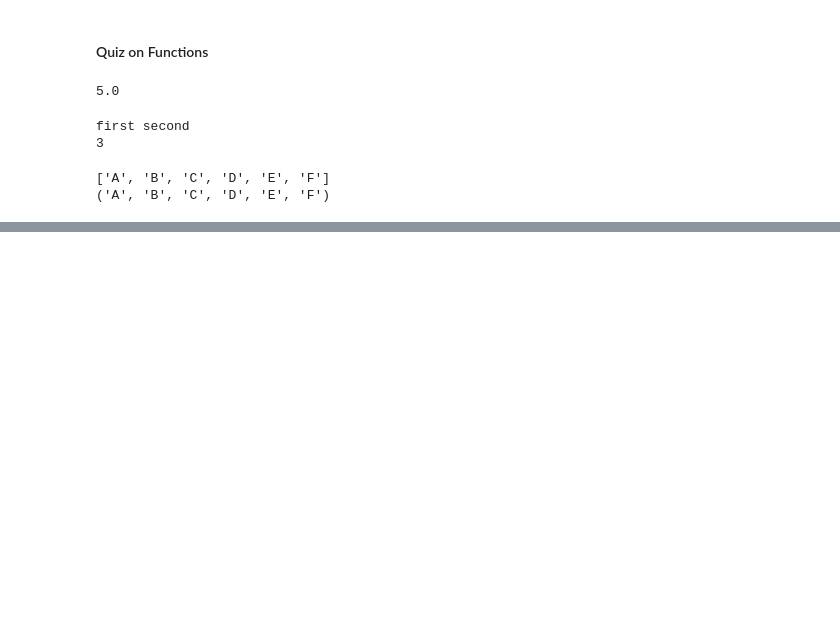
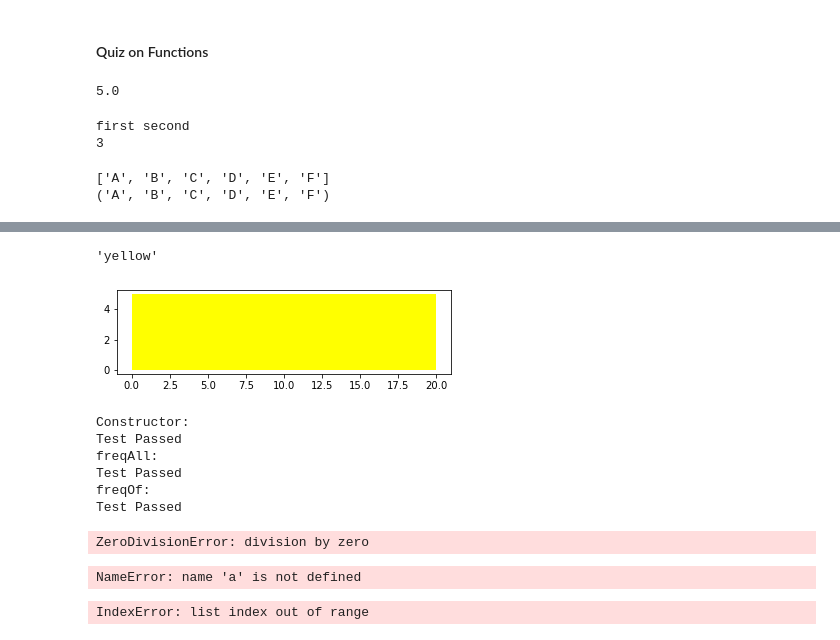
Before and after one commit to PosgradoMNA/actividades-de-aprendizaje-msibriani, a Jupyter notebook: Actividad de semana 1 y 2 Python for Data Science (IBM)/actividad_1_modulo_1a3.ipynb, the cells around one changed output, grey strips where cells are left out. Cells and saved outputs as stored; diff of their text form; code cells hidden in the pictures; blank space fills up the shorter version.

```diff
--- a/Actividad de semana 1 y 2 Python for Data Science (IBM)/actividad_1.ipynb
+++ b/Actividad de semana 1 y 2 Python for Data Science (IBM)/actividad_1_modulo_1a3.ipynb
@@ -2348,0 +2566,12 @@ print(con(('A','B','C'),('D','E','F')))
+# %%
+# Print the object attribute color
+
+FatYellowRectangle.color
+# %% [output]
+'yellow'
+# %%
+# Use the drawRectangle method to draw the shape
+
+FatYellowRectangle.drawRectangle()
+# %% [output]
+[figure, added]
@@ -2348,0 +2599,54 @@ print(con(('A','B','C'),('D','E','F')))
+# %%
+import sys
+
+sampleMap = {'eirmod': 1,'sed': 1, 'amet': 2, 'diam': 5, 'consetetur': 1, 'labore': 1, 'tempor': 1, 'dolor': 1, 'magna': 2, 'et': 3, 'nonumy': 1, 'ipsum': 1, 'lorem': 2}
+
+def testMsg(passed):
+    if passed:
+       return 'Test Passed'
+    else :
+       return 'Test Failed'
+
+print("Constructor: ")
+try:
+    samplePassage = analysedText("Lorem ipsum dolor! diam amet, consetetur Lorem magna. sed diam nonumy eirmod tempor. diam et labore? et diam magna. et diam amet.")
+    print(testMsg(samplePassage.fmtText == "lorem ipsum dolor diam amet consetetur lorem magna sed diam nonumy eirmod tempor diam et labore et diam magna et diam amet"))
+except:
+    print("Error detected. Recheck your function " )
+print("freqAll: ")
+try:
+    wordMap = samplePassage.freqAll()
+    print(testMsg(wordMap==sampleMap))
+except:
+    print("Error detected. Recheck your function " )
+print("freqOf: ")
+try:
+    passed = True
+    for word in sampleMap:
+        if samplePassage.freqOf(word) != sampleMap[word]:
+            passed = False
+            break
+    print(testMsg(passed))
+
+except:
+    print("Error detected. Recheck your function  " )
+# %% [output]
+Constructor:
+Test Passed
+freqAll:
+Test Passed
+freqOf:
+Test Passed
+# %%
+1/0
+# %% [output]
+ZeroDivisionError: division by zero
+# %%
+y = a + 5
+# %% [output]
+NameError: name 'a' is not defined
+# %%
+a = [1, 2, 3]
+a[10]
+# %% [output]
+IndexError: list index out of range
```
Also changed, not shown: parts of 40 cells of this notebook, 3 other files.
